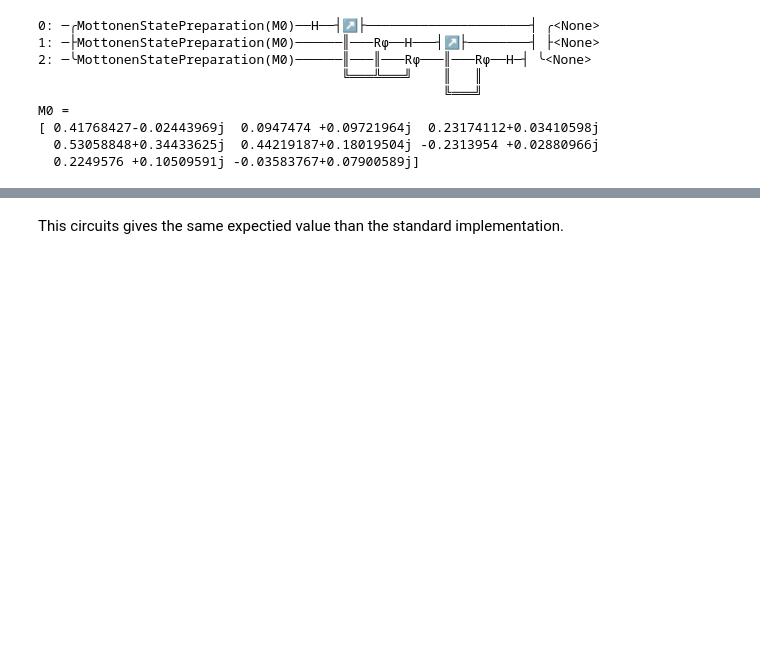
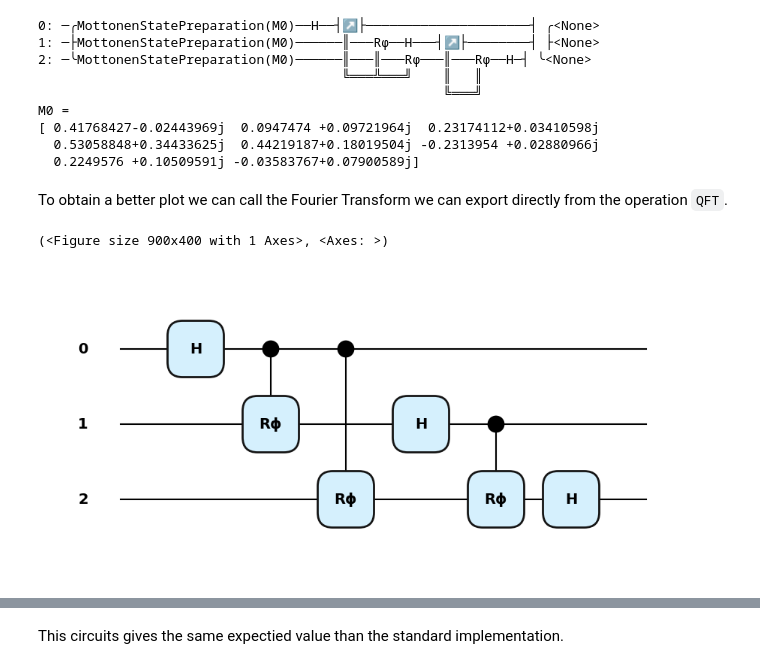
Before and after one commit to jgidi/VFA-Schrodinger-like-equations, a Jupyter notebook: tutorial/1_Quadrature_Operators.ipynb, the cells around one changed output, grey strips where cells are left out. Drawn from its saved outputs; the diff is of its cells as text; code cells hidden in the pictures; blank space fills up the shorter version.

Commit message:
H atom, plots QFT

```diff
--- a/tutorial/1_Quadrature_Operators.ipynb
+++ b/tutorial/1_Quadrature_Operators.ipynb
@@ -92,3 +92,13 @@ M0 =
 [ 0.41768427-0.02443969j  0.0947474 +0.09721964j  0.23174112+0.03410598j
   0.53058848+0.34433625j  0.44219187+0.18019504j -0.2313954 +0.02880966j
   0.2249576 +0.10509591j -0.03583767+0.07900589j]
+# %% [markdown]
+To obtain a better plot we can call the Fourier Transform we can export directly from the operation `QFT`.
+# %%
+qft = QFT( range(num_wires), semi_classical=False )
+def fun():
+    qft.decomposition()
+qml.draw_mpl(fun, style='pennylane')()
+# %% [output]
+(<Figure size 900x400 with 1 Axes>, <Axes: >)
+[figure, added]
```
Also changed, not shown: parts of 4 cells of this notebook, 4 other files.
